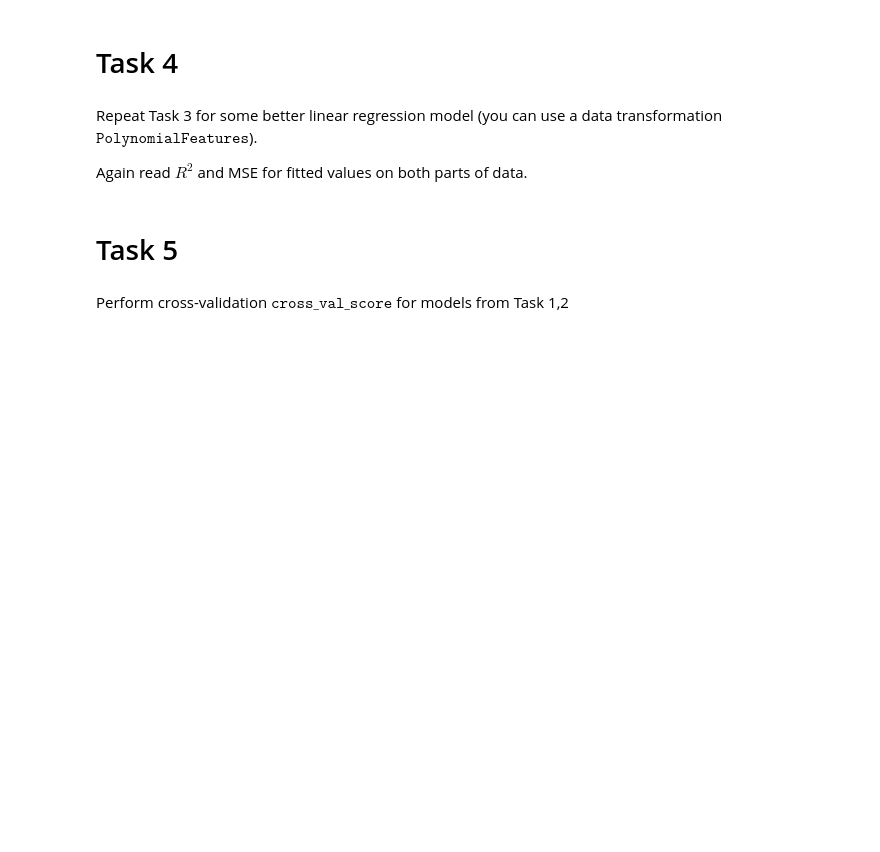
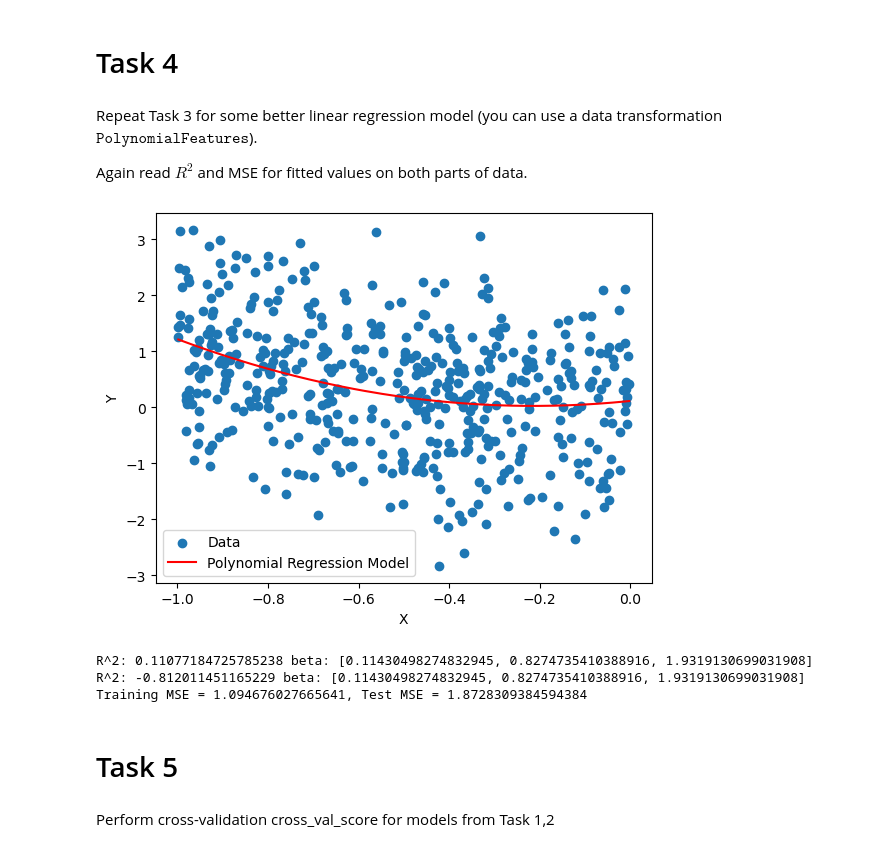
Before and after one commit to filip131311/Mathematical-background-of-ML, a Jupyter notebook: lab2/Lecture 2.ipynb, the cells around one changed output. Drawn from its saved outputs; the diff is of its cells as text; code cells hidden in the pictures; blank space fills up the shorter version.

Commit message:
Lab 2 task 4 (#3)

```diff
--- a/lab2/Lecture 2.ipynb
+++ b/lab2/Lecture 2.ipynb
@@ -129,9 +152,58 @@ R^2: -1.4124743656504783 beta: [-0.1694440412945986, -1.1450207544986613]
 Repeat Task 3 for some better linear regression model (you can use a data transformation $\texttt{PolynomialFeatures}$).
 
 Again read $R^2$ and MSE for fitted values on both parts of data.
+# %%
+from sklearn.preprocessing import PolynomialFeatures
+
+sorted_indices_X = np.argsort(X_train[:, 0])
+X_train = X_train[sorted_indices_X]
+y_train = y_train[sorted_indices_X]
+X_test = X_test[sorted_indices_X]
+y_test = y_test[sorted_indices_X]
+
+poly = PolynomialFeatures(degree=2)
+X_train_poly = poly.fit_transform(X_train)
+X_test_poly = poly.fit_transform(X_test)
+
+model = LinearRegression()
+model.fit(X_train_poly, y_train)
+
+y_train_pred = model.predict(X_train_poly)
+
+plt.scatter(X_train, y_train, label='Data')
+plt.plot(X_train, y_train_pred, color='red', label='Polynomial Regression Model')
+plt.xlabel('X')
+plt.ylabel('Y')
+plt.legend()
+plt.show()
+# %% [output]
+[figure, added]
+# %%
+beta = [model.intercept_, model.coef_[1], model.coef_[2]]
+
+R2= model.score(X_train_poly, y_train)
+
+print("R^2:", R2, "beta:", beta)
+
+beta = [model.intercept_, model.coef_[1], model.coef_[2]]
+
+R2= model.score(X_test_poly, y_test)
+
+print("R^2:", R2, "beta:", beta)
+
+y_test_pred = model.predict(X_test_poly)
+
+mean_square_error_train = np.mean((y_train - y_train_pred) ** 2)
+mean_square_error_test = np.mean((y_test - y_test_pred) ** 2)
+
+print(f"Training MSE = {mean_square_error_train}, Test MSE = {mean_square_error_test}")
+# %% [output]
+R^2: 0.11077184725785238 beta: [0.11430498274832945, 0.8274735410388916, 1.9319130699031908]
+R^2: -0.812011451165229 beta: [0.11430498274832945, 0.8274735410388916, 1.9319130699031908]
+Training MSE = 1.094676027665641, Test MSE = 1.8728309384594384
 # %% [markdown]
 # Task 5
 # %%
 from sklearn.model_selection import cross_val_score
 # %% [markdown]
-Perform cross-validation  $\texttt{cross_val_score}$ for models from Task 1,2
+Perform cross-validation cross_val_score for models from Task 1,2
```
Also changed, not shown: parts of 8 cells of this notebook.
